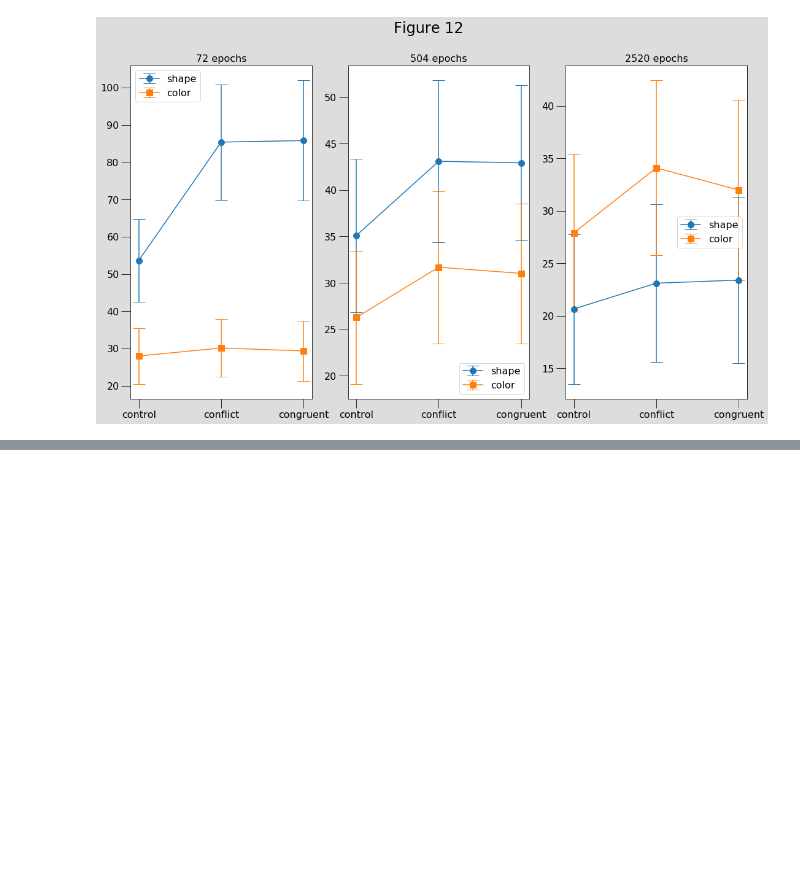
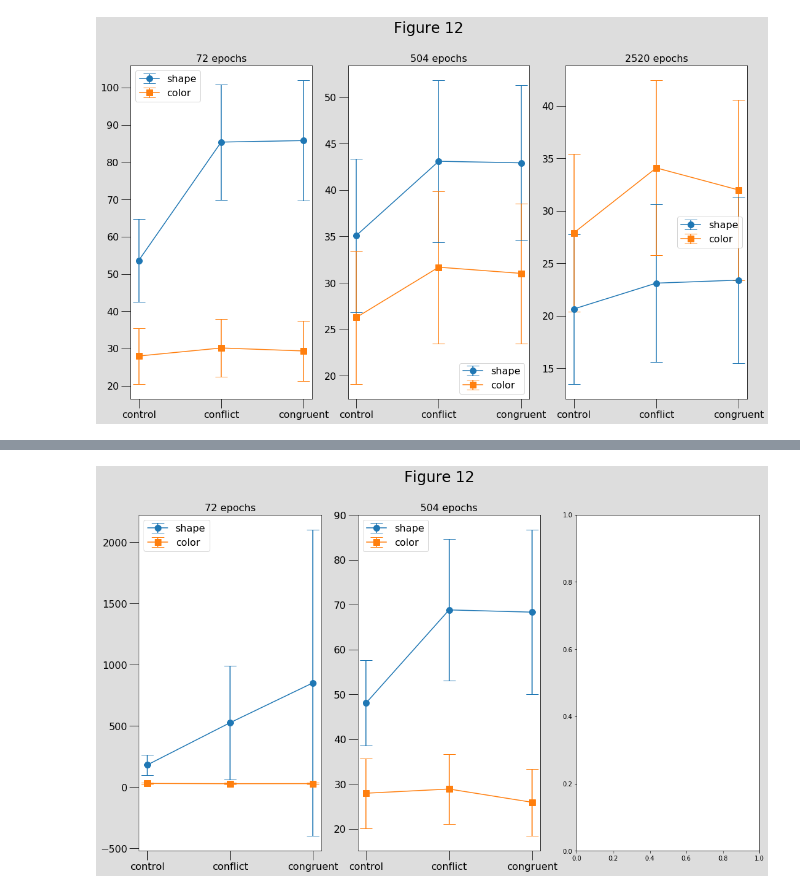
Before and after one commit to guydav/multitasking-modeling, a Jupyter notebook: plotting_shape_naming.ipynb, the cells around one changed output, grey strips where cells are left out. Cells and saved outputs as stored; diff of their text form; code cells hidden in the pictures; blank space fills up the shorter version.

```diff
--- a/plotting_shape_naming.ipynb
+++ b/plotting_shape_naming.ipynb
@@ -268,0 +308,7 @@ plot_by_condition(lower_accumulator_first_test_results,
+# %%
+lower_accumulator_noise_indirect_learning_day_five_results = day_five(lower_accumulator_noise_indirect_learning_model)
+# %%
+plot_by_condition(lower_accumulator_noise_indirect_learning_day_one_results,
+                 lower_accumulator_noise_indirect_learning_day_five_results)
+# %% [output]
+[figure, added]
```
Also changed, not shown: parts of 49 cells of this notebook, 2 other files.
